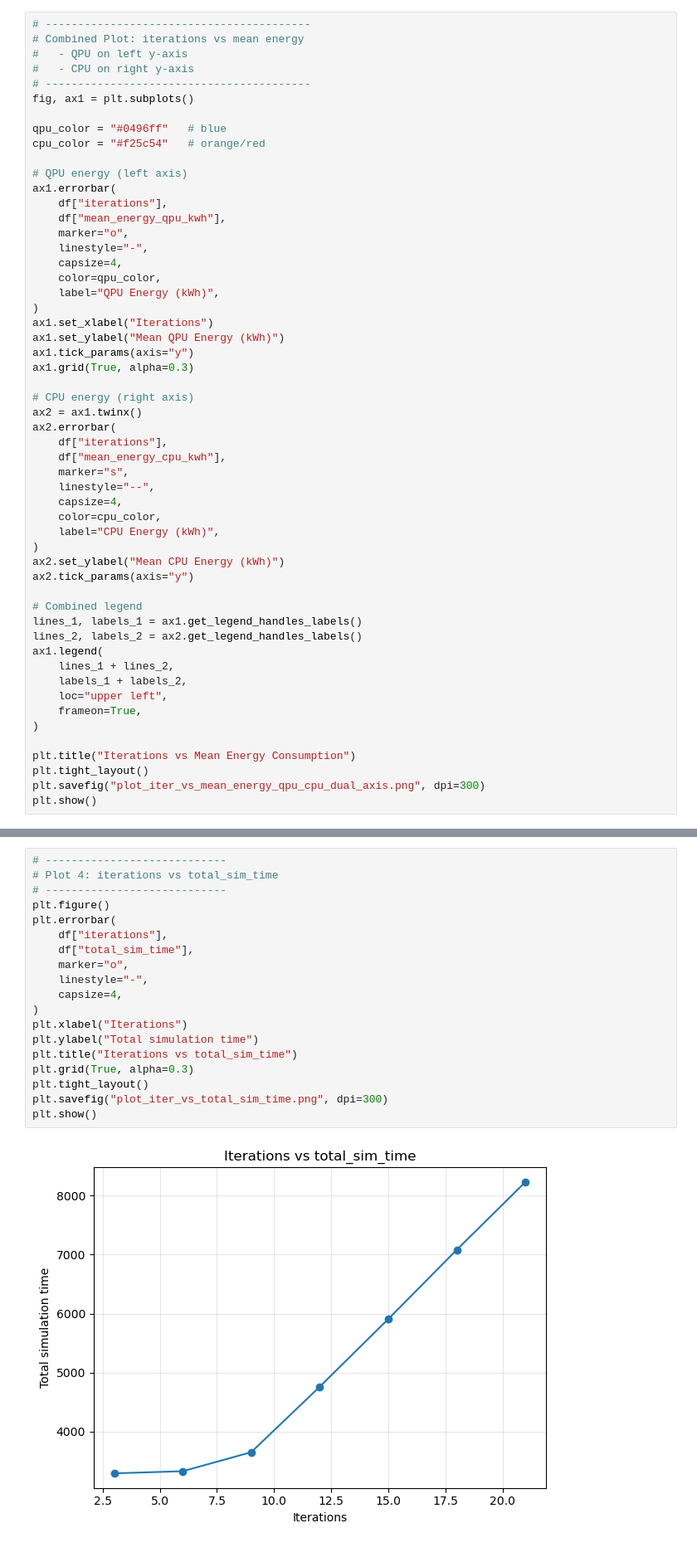
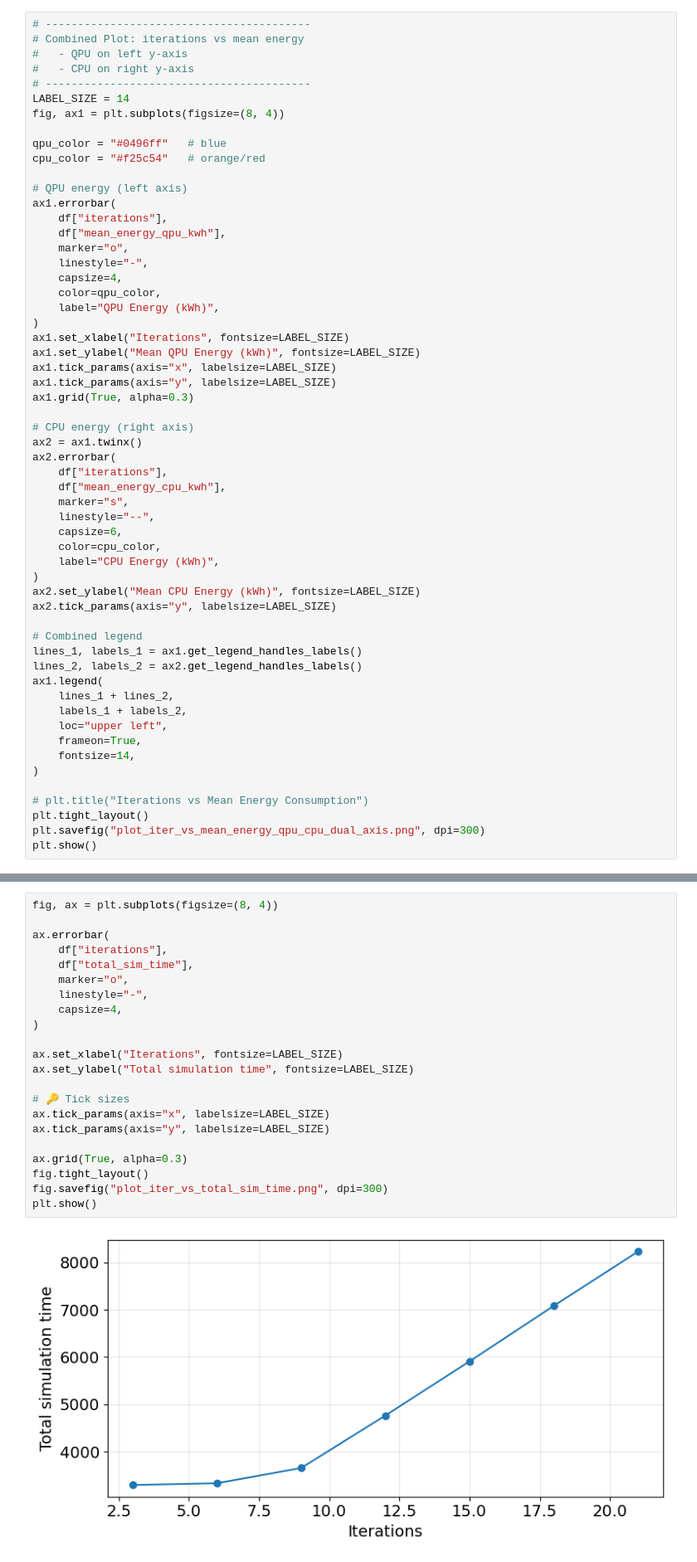
Before and after one commit to wolfatthegate/HybridCloudSim, a Jupyter notebook: Experiment-job-iters.ipynb, the cells around one changed output, grey strips where cells are left out. Shown at 83% size. Cells and saved outputs as stored; diff of their text form.

```diff
--- a/Experiment-job-iters.ipynb
+++ b/Experiment-job-iters.ipynb
@@ -373,7 +383,8 @@ plt.show()
 #   - QPU on left y-axis
 #   - CPU on right y-axis
 # -----------------------------------------
-fig, ax1 = plt.subplots()
+LABEL_SIZE = 14
+fig, ax1 = plt.subplots(figsize=(8, 4))
 
 qpu_color = "#0496ff"   # blue
 cpu_color = "#f25c54"   # orange/red
@@ -388,9 +399,10 @@ ax1.errorbar(
     color=qpu_color,
     label="QPU Energy (kWh)",
 )
-ax1.set_xlabel("Iterations")
-ax1.set_ylabel("Mean QPU Energy (kWh)")
-ax1.tick_params(axis="y")
+ax1.set_xlabel("Iterations", fontsize=LABEL_SIZE)
+ax1.set_ylabel("Mean QPU Energy (kWh)", fontsize=LABEL_SIZE)
+ax1.tick_params(axis="x", labelsize=LABEL_SIZE)
+ax1.tick_params(axis="y", labelsize=LABEL_SIZE)
 ax1.grid(True, alpha=0.3)
 
 # CPU energy (right axis)
@@ -400,12 +412,12 @@ ax2.errorbar(
     df["mean_energy_cpu_kwh"],
     marker="s",
     linestyle="--",
-    capsize=4,
+    capsize=6,
     color=cpu_color,
     label="CPU Energy (kWh)",
 )
-ax2.set_ylabel("Mean CPU Energy (kWh)")
-ax2.tick_params(axis="y")
+ax2.set_ylabel("Mean CPU Energy (kWh)", fontsize=LABEL_SIZE)
+ax2.tick_params(axis="y", labelsize=LABEL_SIZE)
 
 # Combined legend
 lines_1, labels_1 = ax1.get_legend_handles_labels()
@@ -415,9 +427,10 @@ ax1.legend(
     labels_1 + labels_2,
     loc="upper left",
     frameon=True,
+    fontsize=14,
 )
 
-plt.title("Iterations vs Mean Energy Consumption")
+# plt.title("Iterations vs Mean Energy Consumption")
 plt.tight_layout()
 plt.savefig("plot_iter_vs_mean_energy_qpu_cpu_dual_axis.png", dpi=300)
 plt.show()
@@ -426,24 +439,27 @@ plt.show()
 # %%
-# ----------------------------
-# Plot 4: iterations vs total_sim_time
-# ----------------------------
-plt.figure()
-plt.errorbar(
+fig, ax = plt.subplots(figsize=(8, 4))
+
+ax.errorbar(
     df["iterations"],
     df["total_sim_time"],
     marker="o",
     linestyle="-",
     capsize=4,
 )
-plt.xlabel("Iterations")
-plt.ylabel("Total simulation time")
-plt.title("Iterations vs total_sim_time")
-plt.grid(True, alpha=0.3)
-plt.tight_layout()
-plt.savefig("plot_iter_vs_total_sim_time.png", dpi=300)
+
+ax.set_xlabel("Iterations", fontsize=LABEL_SIZE)
+ax.set_ylabel("Total simulation time", fontsize=LABEL_SIZE)
+
+# 🔑 Tick sizes
+ax.tick_params(axis="x", labelsize=LABEL_SIZE)
+ax.tick_params(axis="y", labelsize=LABEL_SIZE)
+
+ax.grid(True, alpha=0.3)
+fig.tight_layout()
+fig.savefig("plot_iter_vs_total_sim_time.png", dpi=300)
 plt.show()
 # %% [output]
-[figure, old version]
+[figure, new version]
 # %%
 PRINTLOG = False
 dd
```
Also changed, not shown: parts of 3 cells of this notebook, 7 other files.
